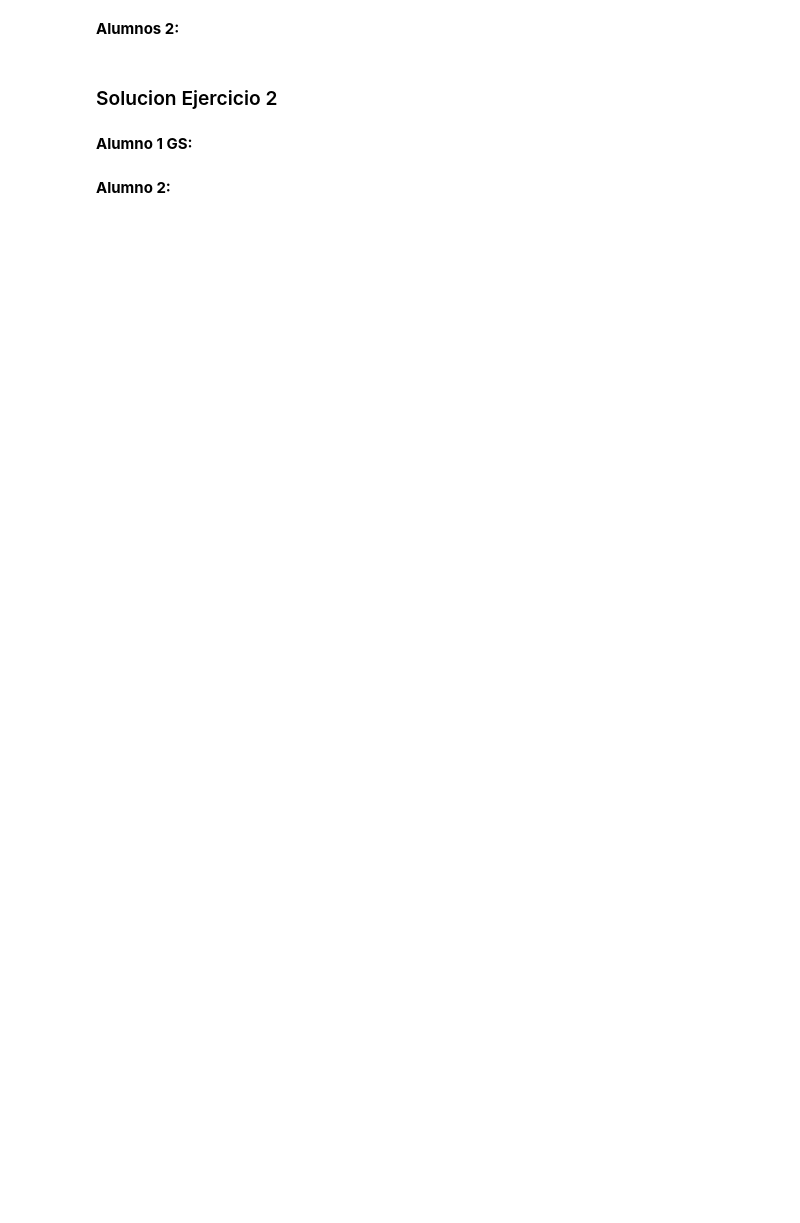
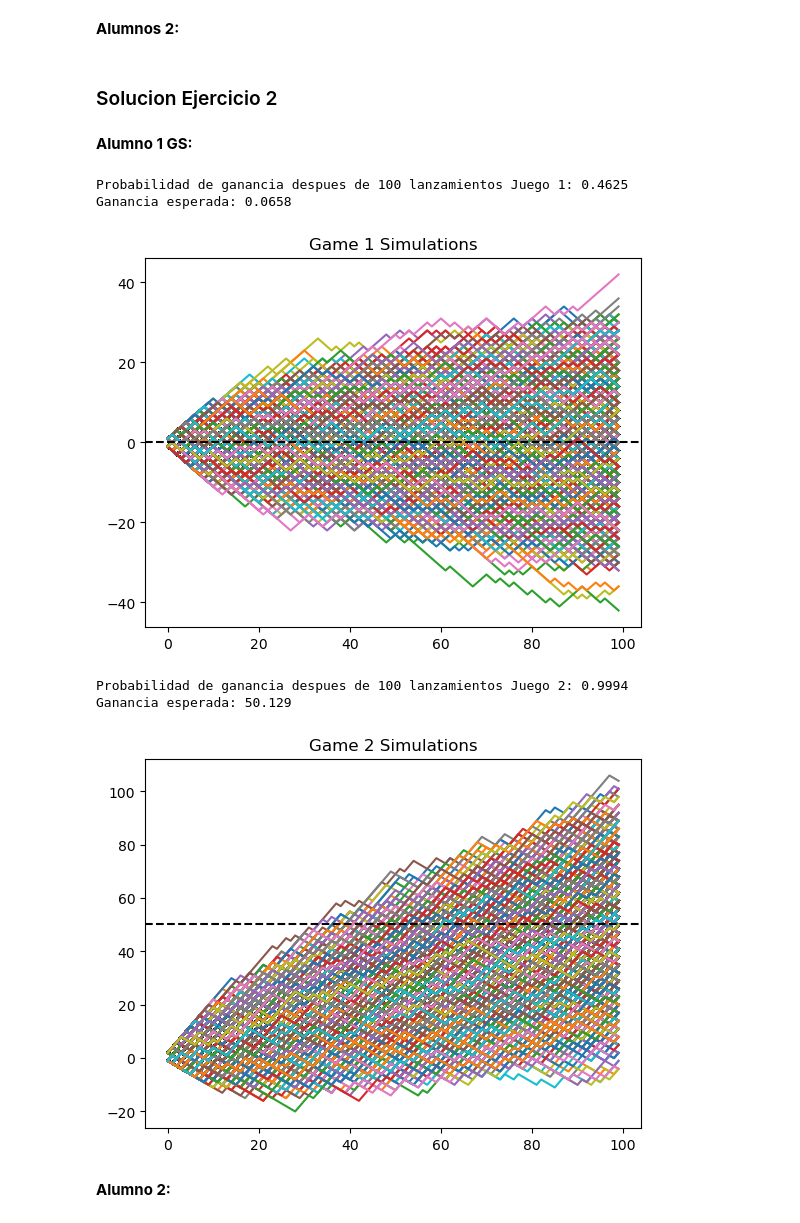
Before and after one commit to GuillermoSainz07/ProyectoConjunto_EGutierrez_GSainz, a Jupyter notebook: Tarea3_GS_EG.ipynb, the cells around one changed output. Cells and saved outputs as stored; diff of their text form; code cells hidden in the pictures; blank space fills up the shorter version.

```diff
--- a/Tarea3_GS_EG.ipynb
+++ b/Tarea3_GS_EG.ipynb
@@ -43,3 +59,45 @@ En un casino, un jugador está jugando a lanzar un dado justo de 6 caras. Si el
+# %%
+# Solucion codigo
+def earning_path():
+    game = np.random.randint(1,7, size=(10_000,100))
+    func =  np.vectorize(lambda x: 1 if x%2==0 else -1)
+
+    path = np.cumsum(func(game),axis=1)
+
+    return path
+game_simulations_1 = earning_path()
+earnings_1 = game_simulations_1[:,-1]
+
+print(f'Probabilidad de ganancia despues de 100 lanzamientos Juego 1: {np.sum(earnings_1 > 0)/len(earnings_1)}')
+print(f'Ganancia esperada: {np.mean(earnings_1)}')
+plt.plot(game_simulations_1.T)
+plt.title('Game 1 Simulations')
+plt.axhline(np.mean(earnings_1), color='black', ls='--')
+plt.show()
+
+def earning_path_2():
+    game = np.random.randint(1,7, size=(10_000,100)) # 10_000 simulaciones de 100 tiradas
+    func =  np.vectorize(lambda x: 2 if x%2==0 else -1)
+
+    path = np.cumsum(func(game),axis=1)
+
+    return path
+game_simulations_2 = earning_path_2()
+earnings_2 = game_simulations_2[:,-1]
+
+print(f'Probabilidad de ganancia despues de 100 lanzamientos Juego 2: {np.sum(earnings_2 > 0)/len(earnings_2)}')
+print(f'Ganancia esperada: {np.mean(earnings_2)}')
+plt.plot(game_simulations_2.T)
+plt.title('Game 2 Simulations')
+plt.axhline(np.mean(earnings_2), color='black', ls='--')
+plt.show()
+# %% [output]
+Probabilidad de ganancia despues de 100 lanzamientos Juego 1: 0.4625
+Ganancia esperada: 0.0658
+[figure, added]
+Probabilidad de ganancia despues de 100 lanzamientos Juego 2: 0.9994
+Ganancia esperada: 50.129
+[figure, added]
 # %% [markdown]
 **Alumno 2:**
 # %%
```
Also changed, not shown: parts of 3 cells of this notebook.
